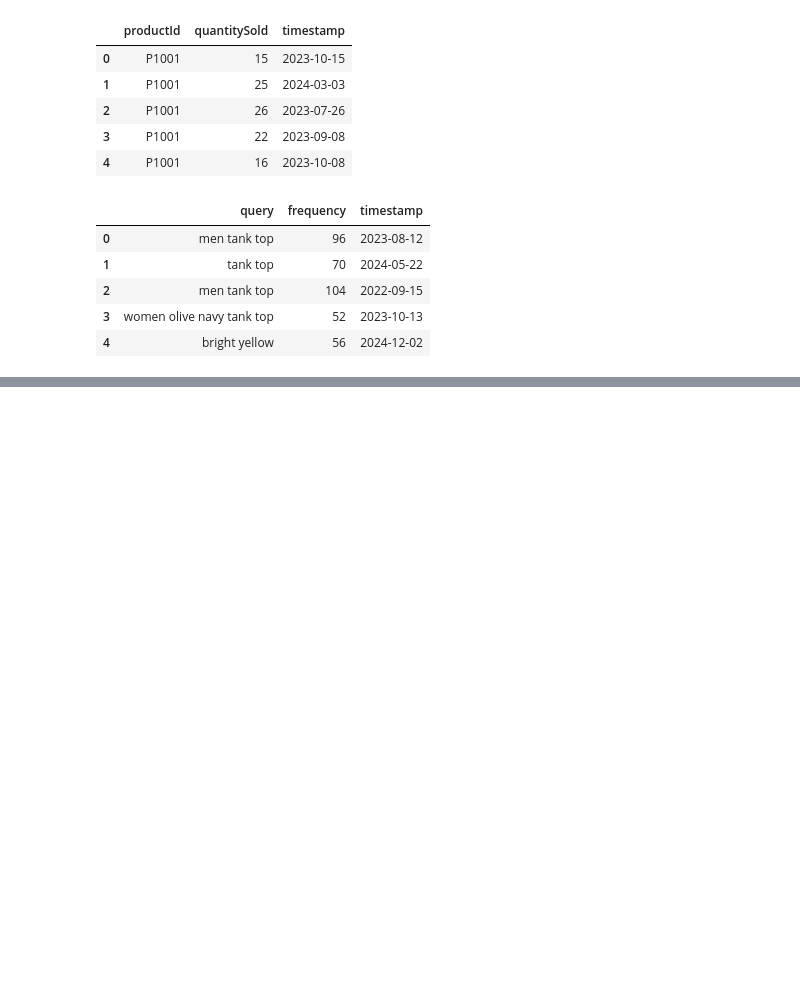
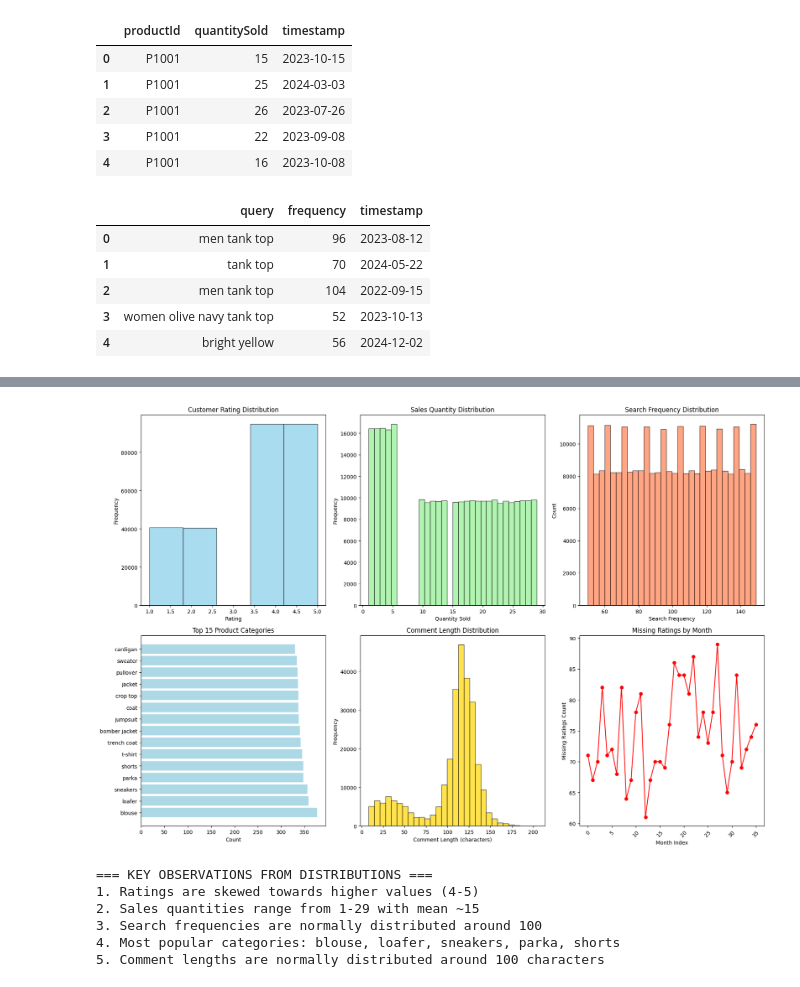
Before and after one commit to SayuruRehan/salescent, a Jupyter notebook: dataset/analyzer.ipynb, the cells around one changed output, grey strips where cells are left out. Drawn from its saved outputs; the diff is of its cells as text; code cells hidden in the pictures; blank space fills up the shorter version.

```diff
--- a/dataset/analyzer.ipynb
+++ b/dataset/analyzer.ipynb
@@ -47,0 +266,63 @@ search_trends_df.head()
+# %%
+import matplotlib.pyplot as plt
+import seaborn as sns
+plt.style.use('default')
+fig, axes = plt.subplots(2, 3, figsize=(18, 12))
+
+# 1. Rating Distribution
+axes[0,0].hist(customer_feedback_df['rating'].dropna(), bins=5, alpha=0.7, color='skyblue', edgecolor='black')
+axes[0,0].set_title('Customer Rating Distribution')
+axes[0,0].set_xlabel('Rating')
+axes[0,0].set_ylabel('Frequency')
+
+# 2. Sales Quantity Distribution
+axes[0,1].hist(sales_data_df['quantitySold'], bins=30, alpha=0.7, color='lightgreen', edgecolor='black')
+axes[0,1].set_title('Sales Quantity Distribution')
+axes[0,1].set_xlabel('Quantity Sold')
+axes[0,1].set_ylabel('Frequency')
+
+# 3. Search Frequency Distribution
+axes[0,2].hist(search_trends_df['frequency'], bins=30, alpha=0.7, color='coral', edgecolor='black')
+axes[0,2].set_title('Search Frequency Distribution')
+axes[0,2].set_xlabel('Search Frequency')
+axes[0,2].set_ylabel('Count')
+
+# 4. Top 15 Product Categories
+top_categories = product_catalog_df['category'].value_counts().head(15)
+axes[1,0].barh(range(len(top_categories)), top_categories.values, color='lightblue')
+axes[1,0].set_yticks(range(len(top_categories)))
+axes[1,0].set_yticklabels(top_categories.index)
+axes[1,0].set_title('Top 15 Product Categories')
+axes[1,0].set_xlabel('Count')
+
+# 5. Comment Length Distribution
+axes[1,1].hist(customer_feedback_df['comment_length'], bins=30, alpha=0.7, color='gold', edgecolor='black')
+axes[1,1].set_title('Comment Length Distribution')
+axes[1,1].set_xlabel('Comment Length (characters)')
+axes[1,1].set_ylabel('Frequency')
+
+# 6. Missing Ratings by Month
+monthly_missing = customer_feedback_df.groupby(customer_feedback_df['date'].dt.to_period('M'))['rating'].apply(lambda x: x.isna().sum())
+axes[1,2].plot(range(len(monthly_missing)), monthly_missing.values, marker='o', color='red')
+axes[1,2].set_title('Missing Ratings by Month')
+axes[1,2].set_xlabel('Month Index')
+axes[1,2].set_ylabel('Missing Ratings Count')
+axes[1,2].tick_params(axis='x', rotation=45)
+
+plt.tight_layout()
+plt.show()
+
+print("=== KEY OBSERVATIONS FROM DISTRIBUTIONS ===")
+print(f"1. Ratings are skewed towards higher values (4-5)")
+print(f"2. Sales quantities range from 1-29 with mean ~15")
+print(f"3. Search frequencies are normally distributed around 100")
+print(f"4. Most popular categories: {', '.join(top_categories.head(5).index.tolist())}")
+print(f"5. Comment lengths are normally distributed around 100 characters")
+# %% [output]
+[figure, added]
+=== KEY OBSERVATIONS FROM DISTRIBUTIONS ===
+1. Ratings are skewed towards higher values (4-5)
+2. Sales quantities range from 1-29 with mean ~15
+3. Search frequencies are normally distributed around 100
+4. Most popular categories: blouse, loafer, sneakers, parka, shorts
+5. Comment lengths are normally distributed around 100 characters
```
Also changed, not shown: parts of 80 cells of this notebook, 19 other files.
